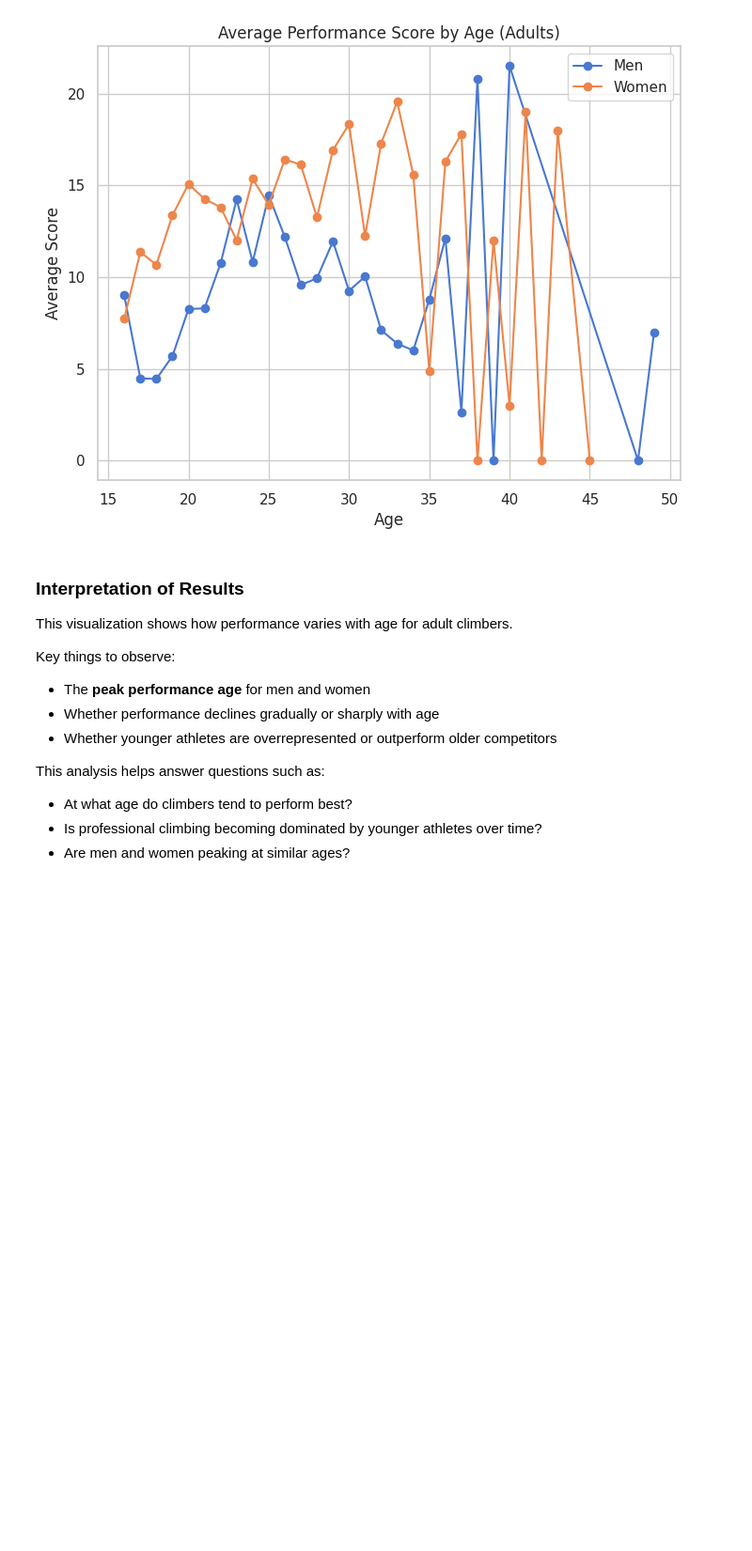
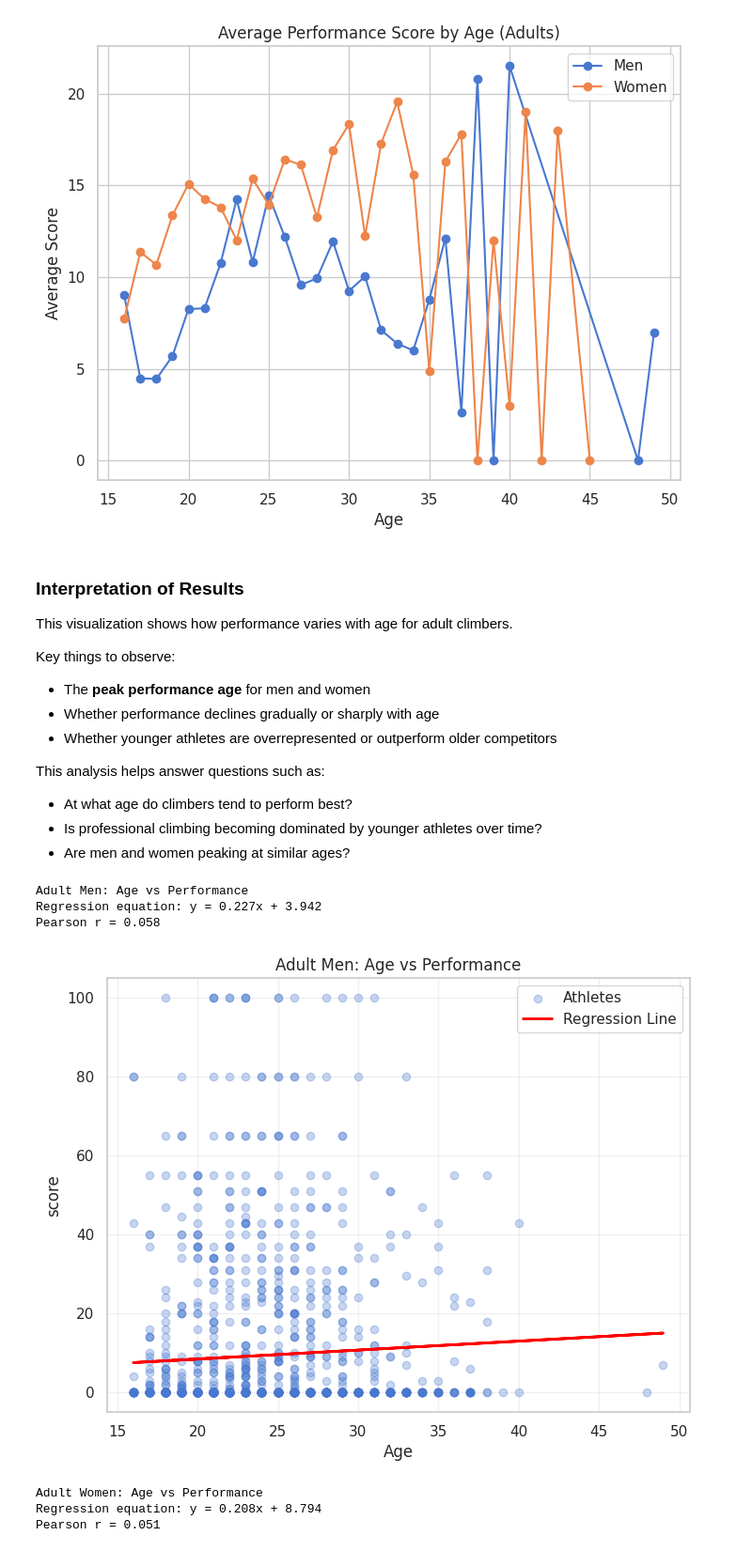
Before and after one commit to derrickd-lab/Climbing_Prediction_Project, a Jupyter notebook: ML_Project.ipynb, the cells around one changed output. Shown: that part at 94% size. Saved outputs shown, nothing was run; the diff lists cells and outputs as text; code cells hidden in the pictures; blank space fills up the shorter version.

```diff
--- a/ML_Project.ipynb
+++ b/ML_Project.ipynb
@@ -217,0 +271,11 @@ This analysis helps answer questions such as:
+# %%
+plot_age_performance(adult_m, "age (at time of competition)", "score", "Adult Men: Age vs Performance")
+plot_age_performance(adult_w, "age (at time of competition)", "score", "Adult Women: Age vs Performance")
+# %% [output]
+Adult Men: Age vs Performance
+Regression equation: y = 0.227x + 3.942
+Pearson r = 0.058
+[figure, added]
+Adult Women: Age vs Performance
+Regression equation: y = 0.208x + 8.794
+Pearson r = 0.051
```
Also changed, not shown: parts of 10 cells of this notebook.
